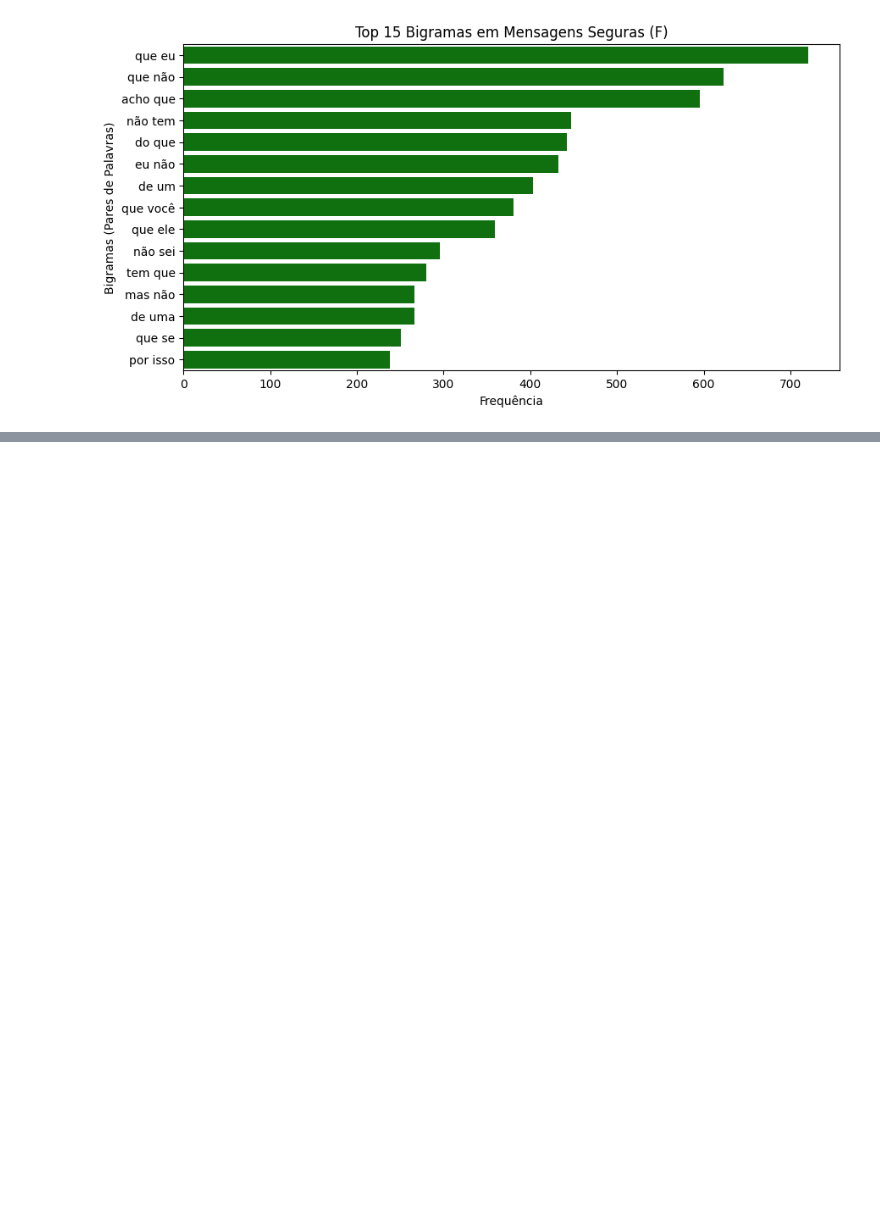
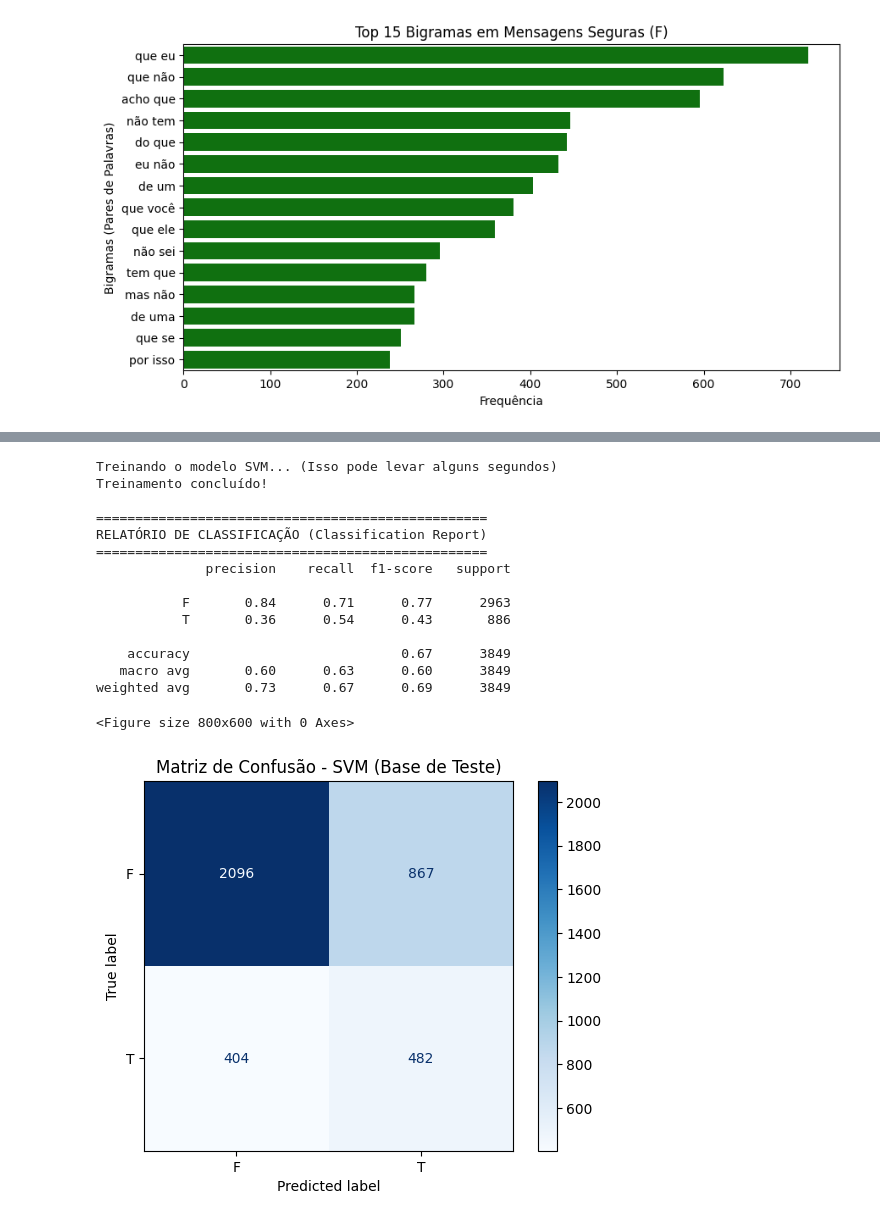
Before and after one commit to GuilhermeLopesAntunes/Inteligencia_Artificial_Aplicada_Deteccao_Mensagens_Nocivas_Ambientes_Virtuais_Jogos, a Jupyter notebook: scripts/datasets/DatasetAnalasys.ipynb, the cells around one changed output, grey strips where cells are left out. Cells and saved outputs as stored; diff of their text form; code cells hidden in the pictures; blank space fills up the shorter version.

```diff
--- a/scripts/datasets/DatasetAnalasys.ipynb
+++ b/scripts/datasets/DatasetAnalasys.ipynb
@@ -348,0 +450,51 @@ Name: num_palavras, dtype: float64
+# %%
+from sklearn.svm import LinearSVC
+from sklearn.metrics import classification_report, confusion_matrix, ConfusionMatrixDisplay
+import matplotlib.pyplot as plt
+
+# 1. Instanciar o Modelo SVM Linear
+# random_state garante reprodutibilidade. class_weight='balanced' ajuda
+# caso a classe 'T' ainda seja menor que a 'F', dando mais peso aos erros nela.
+svm_modelo = LinearSVC(random_state=42, class_weight='balanced')
+
+print("Treinando o modelo SVM... (Isso pode levar alguns segundos)")
+
+# 2. Treinamento (FIT) - A IA está aprendendo os padrões matemáticos
+svm_modelo.fit(X_treino, y_treino)
+
+print("Treinamento concluído!")
+
+# 3. Previsão (PREDICT) - A IA agora tenta adivinhar a base de Teste (Mundo Real)
+previsoes = svm_modelo.predict(X_teste)
+
+# 4. Avaliação de Desempenho (Métricas para o seu TCC)
+print("\n" + "="*50)
+print("RELATÓRIO DE CLASSIFICAÇÃO (Classification Report)")
+print("="*50)
+print(classification_report(y_teste, previsoes))
+
+# 5. Gerar a Matriz de Confusão (Excelente gráfico para o artigo)
+cm = confusion_matrix(y_teste, previsoes, labels=svm_modelo.classes_)
+disp = ConfusionMatrixDisplay(confusion_matrix=cm, display_labels=svm_modelo.classes_)
+
+plt.figure(figsize=(8, 6))
+disp.plot(cmap='Blues', values_format='d')
+plt.title('Matriz de Confusão - SVM (Base de Teste)')
+plt.show()
+# %% [output]
+Treinando o modelo SVM... (Isso pode levar alguns segundos)
+Treinamento concluído!
+
+==================================================
+RELATÓRIO DE CLASSIFICAÇÃO (Classification Report)
+==================================================
+              precision    recall  f1-score   support
+
+           F       0.84      0.71      0.77      2963
+           T       0.36      0.54      0.43       886
+
+    accuracy                           0.67      3849
+   macro avg       0.60      0.63      0.60      3849
+weighted avg       0.73      0.67      0.69      3849
+<Figure size 800x600 with 0 Axes>
+[figure, added]
```
Also changed, not shown: parts of 11 cells of this notebook, 26 other files.
